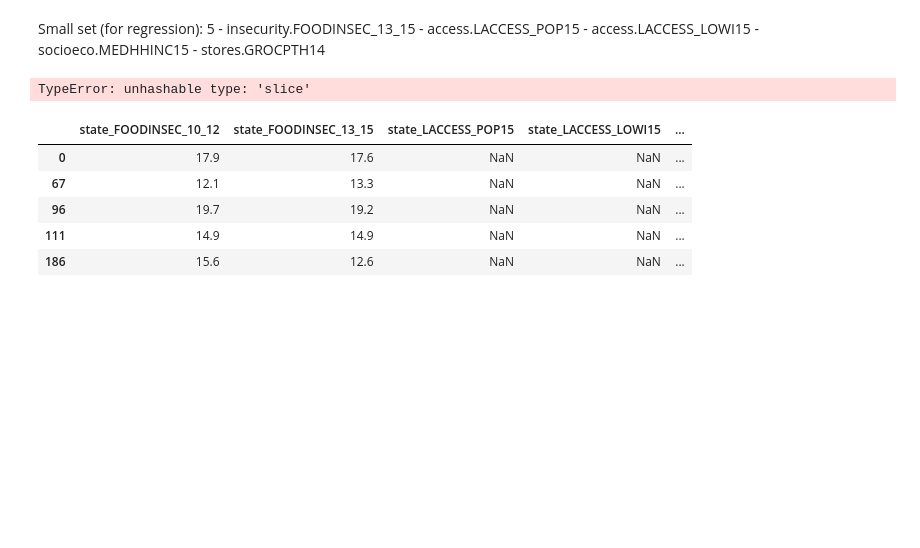
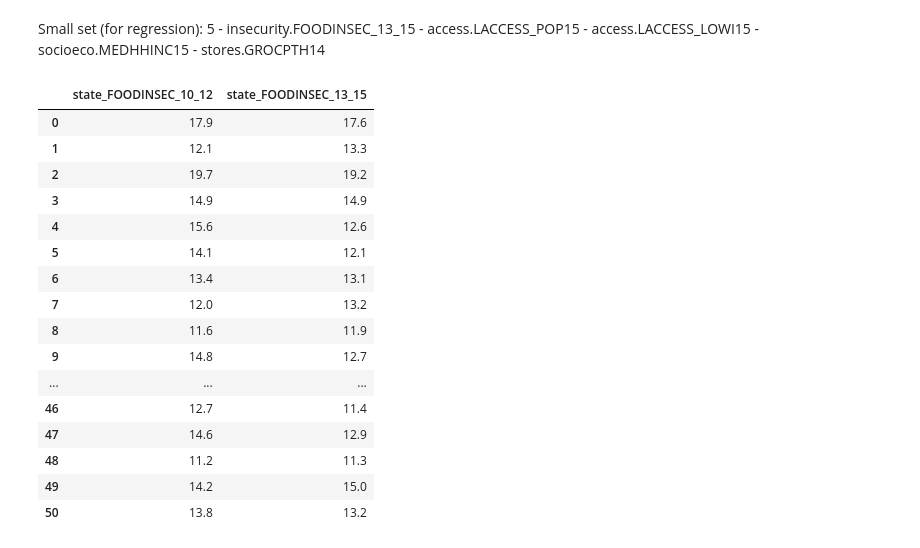
Before and after one commit to chriscross00/projects, a Jupyter notebook: food_security/notebooks/generate_regression_data.ipynb, the cells around one changed output. Cells and saved outputs as stored; diff of their text form; code cells hidden in the pictures; blank space fills up the shorter version.

Commit message:
fixed bugs in creating regression csv

```diff
--- a/food_security/notebooks/generate_regression_data.ipynb
+++ b/food_security/notebooks/generate_regression_data.ipynb
@@ -17,28 +17,36 @@ stores = pd.read_csv('../data/interim/stores.csv')
 # %%
 county_count_per_state = access.groupby(['State'])['FIPS'].count()
 # %%
+df = pd.DataFrame()
+a = pd.DataFrame(access.groupby(['State'])['LACCESS_POP15'].sum() / county_count_per_state)
 
-a = pd.DataFrame(access.groupby(['State'])['LACCESS_POP15'].sum() / county_count_per_state)
+a.reset_index(drop=True, inplace=True)
+
+df['what'] = a[0]
-# %% [output]
-TypeError: unhashable type: 'slice'
 # %%
 regression_short['state_GROCPTH14'] = pd.DataFrame(stores.groupby(['State'])['GROCPTH14'].sum() / county_count_per_state)
 # %%
 regression_short = pd.DataFrame()
 regression_short['state_FOODINSEC_10_12'] = insecurity.groupby(['State'])['FOODINSEC_10_12'].head(1)
 regression_short['state_FOODINSEC_13_15'] = insecurity.groupby(['State'])['FOODINSEC_13_15'].head(1)
-regression_short.reset_index()
+regression_short.reset_index(drop=True, inplace=True)
 
-regression_short['state_LACCESS_POP15'] = pd.DataFrame(access.groupby(['State'])['LACCESS_POP15'].sum() / county_count_per_state)
-regression_short['state_LACCESS_LOWI15'] = pd.DataFrame(access.groupby(['State'])['LACCESS_LOWI15'].sum() / county_count_per_state)
-regression_short['state_MEDHHINC15'] = pd.DataFrame(socioeco.groupby(['State'])['MEDHHINC15'].sum() / county_count_per_state)
-regression_short['state_GROCPTH14'] = pd.DataFrame(stores.groupby(['State'])['GROCPTH14'].sum() / county_count_per_state)
-
-regression_short.head()
+regression_short
 # %% [output]
-|  | state_FOODINSEC_10_12 | state_FOODINSEC_13_15 | state_LACCESS_POP15 | state_LACCESS_LOWI15 | ... |
-| 0 | 17.9 | 17.6 | NaN | NaN | ... |
-| 67 | 12.1 | 13.3 | NaN | NaN | ... |
-| 96 | 19.7 | 19.2 | NaN | NaN | ... |
-| 111 | 14.9 | 14.9 | NaN | NaN | ... |
-| 186 | 15.6 | 12.6 | NaN | NaN | ... |
+|  | state_FOODINSEC_10_12 | state_FOODINSEC_13_15 |
+| 0 | 17.9 | 17.6 |
+| 1 | 12.1 | 13.3 |
+| 2 | 19.7 | 19.2 |
+| 3 | 14.9 | 14.9 |
+| 4 | 15.6 | 12.6 |
+| 5 | 14.1 | 12.1 |
+| 6 | 13.4 | 13.1 |
+| 7 | 12.0 | 13.2 |
+| 8 | 11.6 | 11.9 |
+| 9 | 14.8 | 12.7 |
+| ... | ... | ... |
+| 46 | 12.7 | 11.4 |
+| 47 | 14.6 | 12.9 |
+| 48 | 11.2 | 11.3 |
+| 49 | 14.2 | 15.0 |
+| 50 | 13.8 | 13.2 |
```
Also changed, not shown: parts of 4 cells of this notebook, 1 other file.
